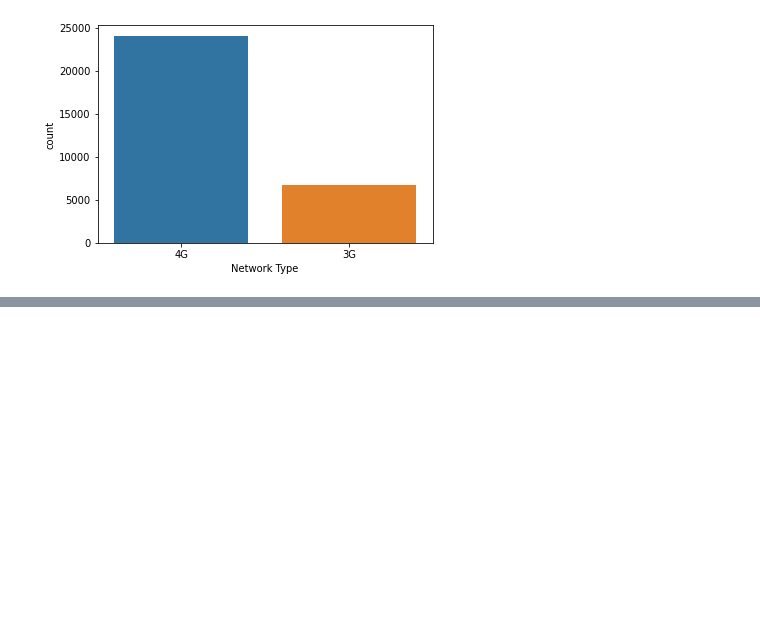
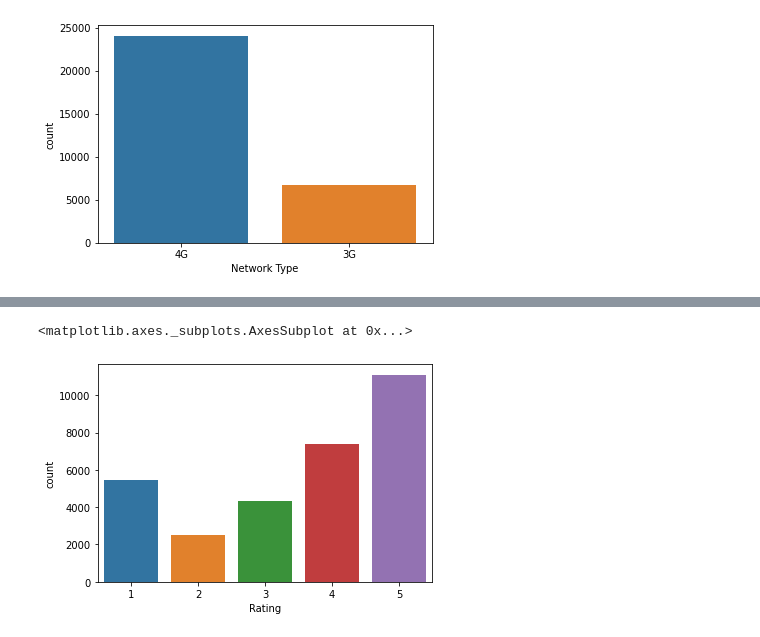
Before and after one commit to llohar/Project_6, a Jupyter notebook: Project6_soln.ipynb, the cells around one changed output, grey strips where cells are left out. Cells and saved outputs as stored; diff of their text form; code cells hidden in the pictures; blank space fills up the shorter version.

```diff
--- a/Project6_soln.ipynb
+++ b/Project6_soln.ipynb
@@ -133,0 +134,5 @@ plt.bar(x='Call Drop Category',height='Operator',)
+# %%
+sns.countplot('Rating',data=data)
+# %% [output]
+<matplotlib.axes._subplots.AxesSubplot at 0x...>
+[figure, added]
```
Also changed, not shown: parts of 4 cells of this notebook.
